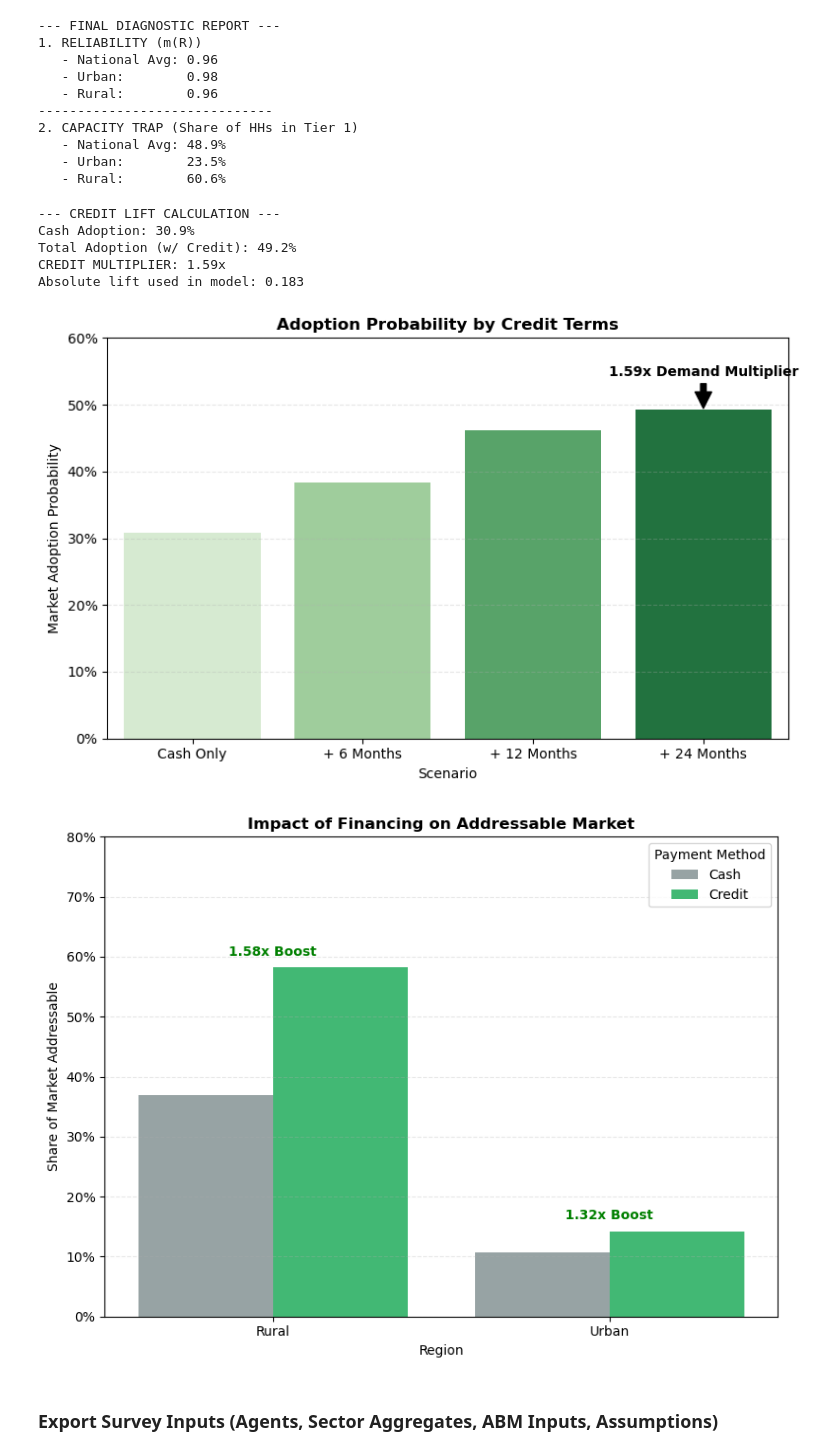
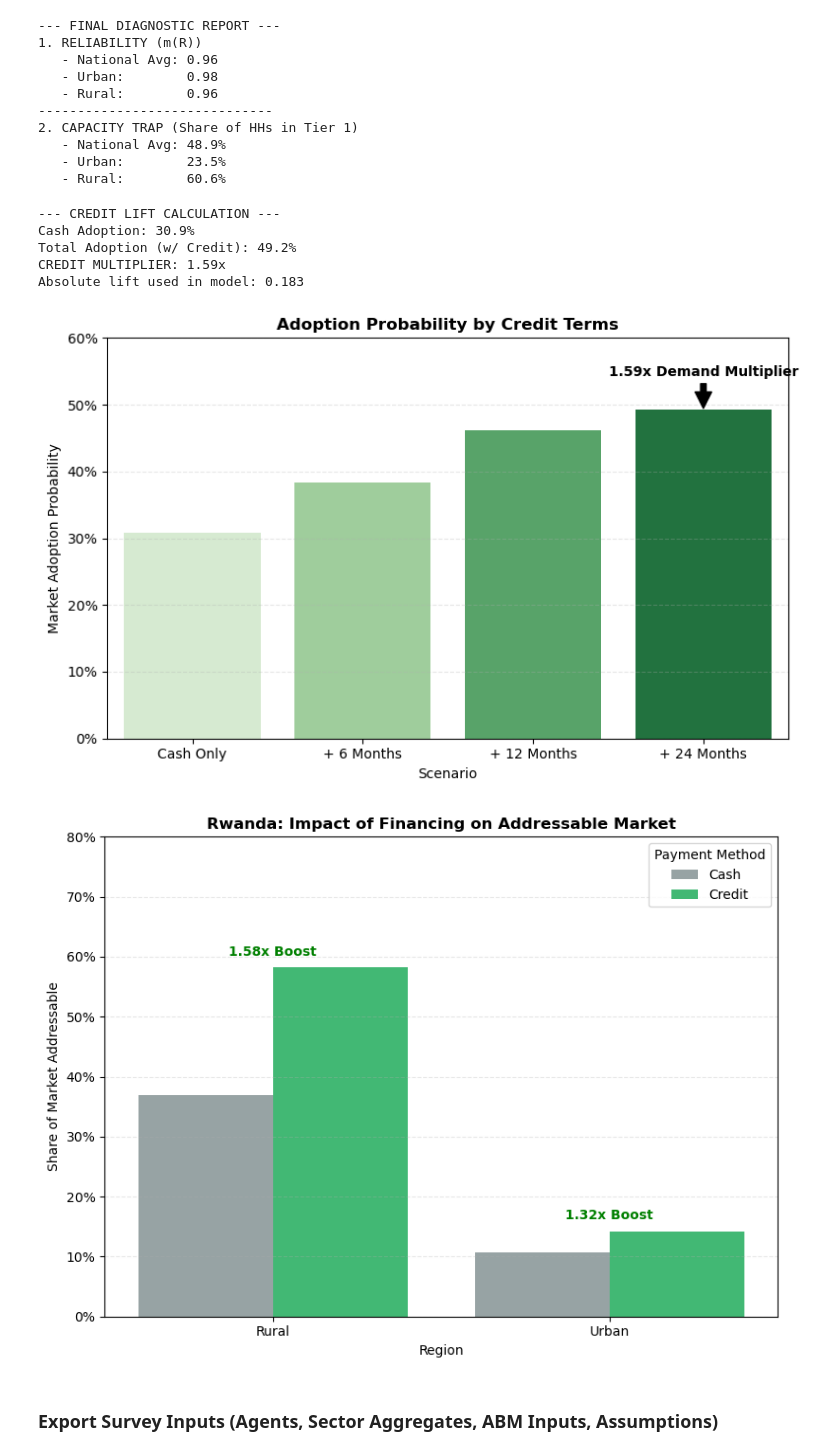
Before and after one commit to ekohgenius/phd_research_electricity_demand_traps, a Jupyter notebook: journal_paper.ipynb, the cells around one changed output. Drawn from its saved outputs; the diff is of its cells as text; code cells hidden in the pictures.

```diff
--- a/journal_paper.ipynb
+++ b/journal_paper.ipynb
@@ -624,39 +624,42 @@ if df_h_raw is not None:
     plt.figure(figsize=(8,6))
     sns.barplot(data=plot_data, x='Region', y='Adoption', hue='Scenario',
                 palette=["#95a5a6", "#2ecc71"])
-    plt.title("Impact of Financing on Addressable Market", fontweight='bold')
+    plt.title("Rwanda: Impact of Financing on Addressable Market", fontweight='bold')
     plt.ylabel("Share of Market Addressable")
     plt.ylim(0,0.8)
     plt.gca().yaxis.set_major_formatter(mtick.PercentFormatter(1.0))
 
     for i, region in enumerate(['Rural', 'Urban']):
         if region not in plot_data['Region'].values: continue
 
         rc_val = plot_data.query("Region == @region and Scenario == 'Cash'")['Adoption'].values[0]
         rt_val = plot_data.query("Region == @region and Scenario == 'Credit'")['Adoption'].values[0]
         mult = (rt_val/rc_val) if rc_val > 0 else 0
 
         # Position calculations need to align with seaborn's bar placement
         plt.text(i, rt_val + 0.02, f"{mult:.2f}x Boost",
                  color='green', fontweight='bold', ha='center')
 
     plt.grid(axis='y', linestyle='--', alpha=0.3)
     plt.legend(title="Payment Method")
     plt.tight_layout()
     plt.savefig("fig_credit_regional.png", dpi=300)
     plt.show()
 
     PROB_LIFT_FROM_DATA = float(abs_lift)
 else:
     print("Section H not available; skipping ladder/multiplier plots.")
+
+FIG1C_ADOPTION = ladder['Adoption'].tolist()
+FIG1C_MULTIPLIER = float(multiplier)
 # %% [output]
 --- CREDIT LIFT CALCULATION ---
 Cash Adoption: 30.9%
 Total Adoption (w/ Credit): 49.2%
 CREDIT MULTIPLIER: 1.59x
 Absolute lift used in model: 0.183
 [figure]
-[figure, old version]
+[figure, new version]
 # %% [markdown]
 ### Export Survey Inputs (Agents, Sector Aggregates, ABM Inputs, Assumptions)
 # %%
```
Also changed, not shown: parts of 27 cells of this notebook, 22 other files.
